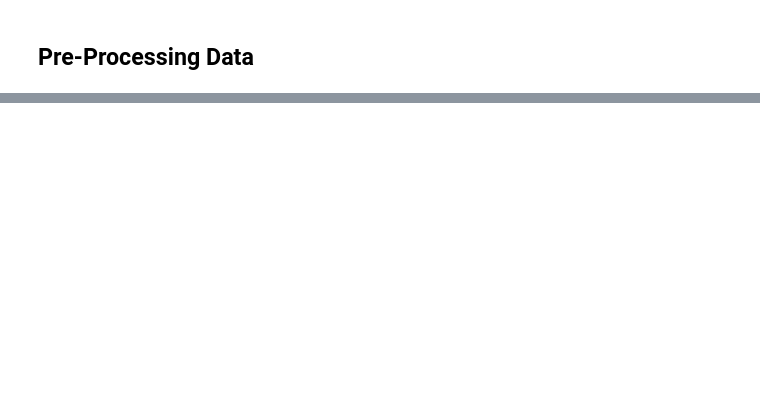
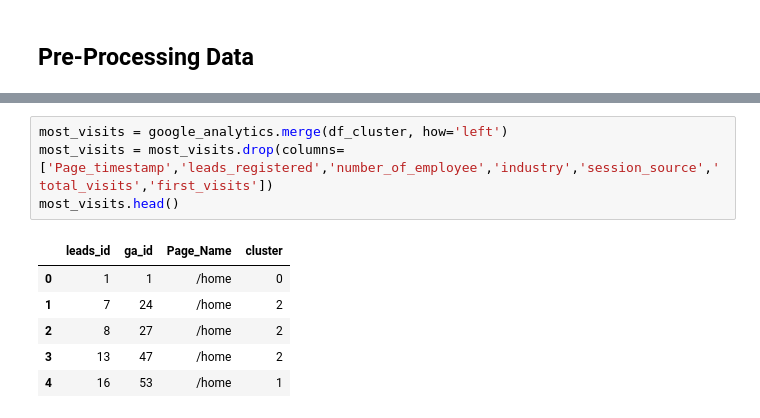
Before and after one commit to AdityaGita/da_saas_b4_labs, a Jupyter notebook: saas_analysis.ipynb, the cells around one changed output, grey strips where cells are left out. Cells and saved outputs as stored; diff of their text form; blank space fills up the shorter version.

```diff
--- a/saas_analysis.ipynb
+++ b/saas_analysis.ipynb
@@ -130,0 +367,11 @@ memory usage: 123.3+ KB
+# %%
+most_visits = google_analytics.merge(df_cluster, how='left')
+most_visits = most_visits.drop(columns=['Page_timestamp','leads_registered','number_of_employee','industry','session_source','total_visits','first_visits'])
+most_visits.head()
+# %% [output]
+|  | leads_id | ga_id | Page_Name | cluster |
+| 0 | 1 | 1 | /home | 0 |
+| 1 | 7 | 24 | /home | 2 |
+| 2 | 8 | 27 | /home | 2 |
+| 3 | 13 | 47 | /home | 2 |
+| 4 | 16 | 53 | /home | 1 |
```
Also changed, not shown: parts of 30 cells of this notebook, 2 other files.
